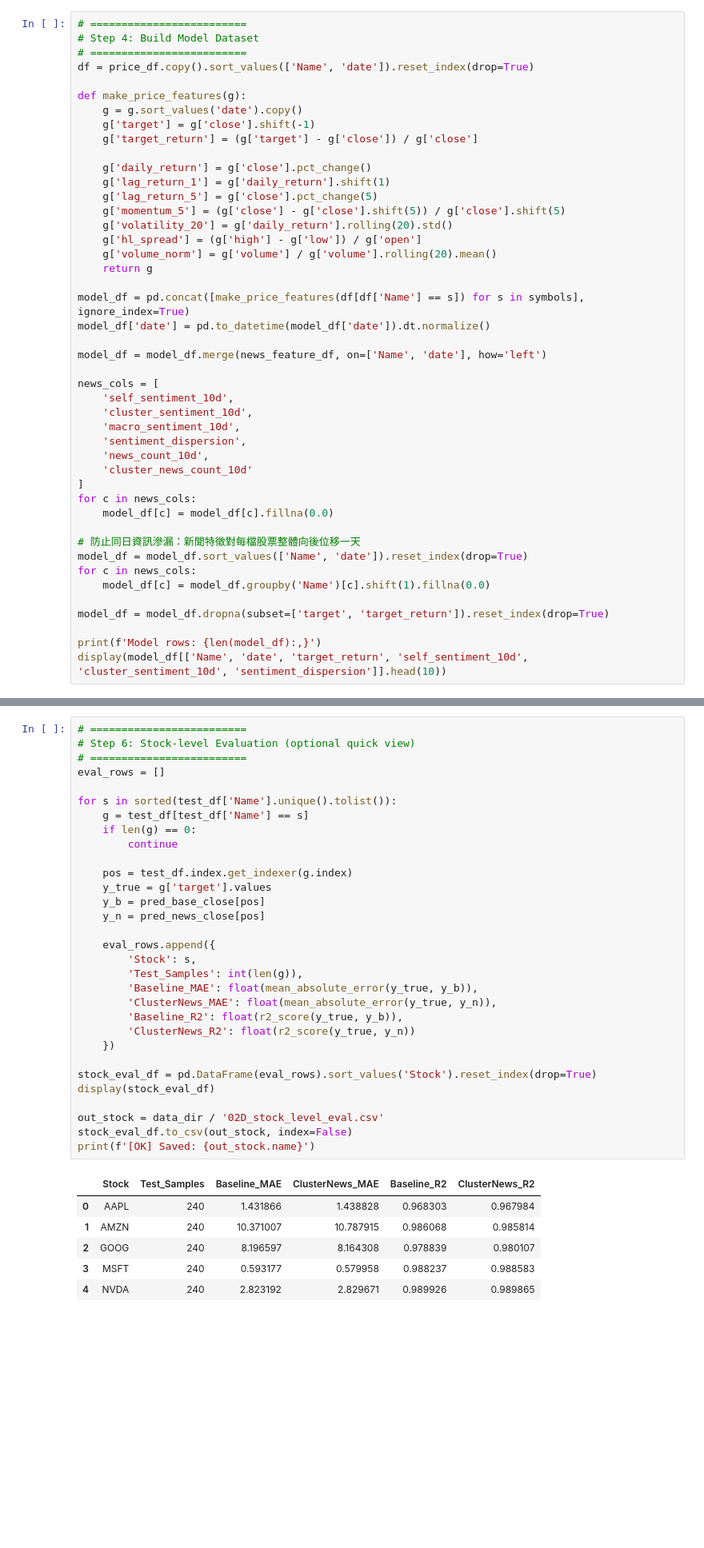
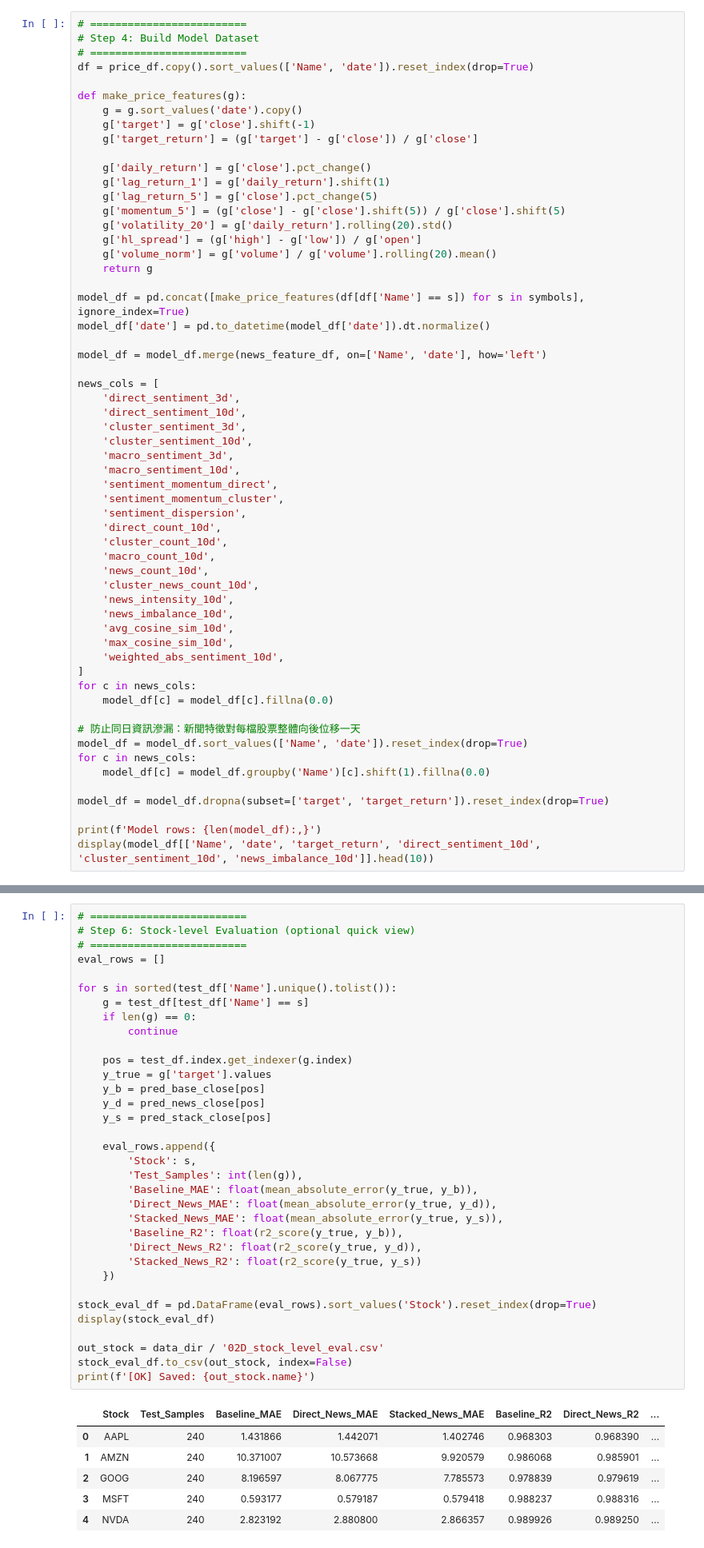
Before and after one commit to EnochCHIU-polyu/ML-in-Finance-Data-Project, a Jupyter notebook: project_folder/02_stock_price_regression/implementation/02D_Dynamic_Cluster_News_XGBoost.ipynb, the cells around one changed output, grey strips where cells are left out. Shown at 80% size. Cells and saved outputs as stored; diff of their text form; blank space fills up the shorter version.

Commit message:
better version of using cluster news

```diff
--- a/project_folder/02_stock_price_regression/implementation/02D_Dynamic_Cluster_News_XGBoost.ipynb
+++ b/project_folder/02_stock_price_regression/implementation/02D_Dynamic_Cluster_News_XGBoost.ipynb
@@ -601,12 +659,25 @@ model_df['date'] = pd.to_datetime(model_df['date']).dt.normalize()
 model_df = model_df.merge(news_feature_df, on=['Name', 'date'], how='left')
 
 news_cols = [
-    'self_sentiment_10d',
+    'direct_sentiment_3d',
+    'direct_sentiment_10d',
+    'cluster_sentiment_3d',
     'cluster_sentiment_10d',
+    'macro_sentiment_3d',
     'macro_sentiment_10d',
+    'sentiment_momentum_direct',
+    'sentiment_momentum_cluster',
     'sentiment_dispersion',
+    'direct_count_10d',
+    'cluster_count_10d',
+    'macro_count_10d',
     'news_count_10d',
-    'cluster_news_count_10d'
+    'cluster_news_count_10d',
+    'news_intensity_10d',
+    'news_imbalance_10d',
+    'avg_cosine_sim_10d',
+    'max_cosine_sim_10d',
+    'weighted_abs_sentiment_10d',
 ]
 for c in news_cols:
     model_df[c] = model_df[c].fillna(0.0)
@@ -619,6 +690,6 @@ for c in news_cols:
 model_df = model_df.dropna(subset=['target', 'target_return']).reset_index(drop=True)
 
 print(f'Model rows: {len(model_df):,}')
-display(model_df[['Name', 'date', 'target_return', 'self_sentiment_10d', 'cluster_sentiment_10d', 'sentiment_dispersion']].head(10))
+display(model_df[['Name', 'date', 'target_return', 'direct_sentiment_10d', 'cluster_sentiment_10d', 'news_imbalance_10d']].head(10))
 # %% [output]
 Model rows: 6,006
@@ -783,41 +928,44 @@ Train end: 2017-02-23 00:00:00 | Test start: 2017-02-24 00:00:00
 # %%
 # =========================
 # Step 6: Stock-level Evaluation (optional quick view)
 # =========================
 eval_rows = []
 
 for s in sorted(test_df['Name'].unique().tolist()):
     g = test_df[test_df['Name'] == s]
     if len(g) == 0:
         continue
 
     pos = test_df.index.get_indexer(g.index)
     y_true = g['target'].values
     y_b = pred_base_close[pos]
-    y_n = pred_news_close[pos]
+    y_d = pred_news_close[pos]
+    y_s = pred_stack_close[pos]
 
     eval_rows.append({
         'Stock': s,
         'Test_Samples': int(len(g)),
         'Baseline_MAE': float(mean_absolute_error(y_true, y_b)),
-        'ClusterNews_MAE': float(mean_absolute_error(y_true, y_n)),
+        'Direct_News_MAE': float(mean_absolute_error(y_true, y_d)),
+        'Stacked_News_MAE': float(mean_absolute_error(y_true, y_s)),
         'Baseline_R2': float(r2_score(y_true, y_b)),
-        'ClusterNews_R2': float(r2_score(y_true, y_n))
+        'Direct_News_R2': float(r2_score(y_true, y_d)),
+        'Stacked_News_R2': float(r2_score(y_true, y_s))
     })
 
 stock_eval_df = pd.DataFrame(eval_rows).sort_values('Stock').reset_index(drop=True)
 display(stock_eval_df)
 
 out_stock = data_dir / '02D_stock_level_eval.csv'
 stock_eval_df.to_csv(out_stock, index=False)
 print(f'[OK] Saved: {out_stock.name}')
 # %% [output]
-|  | Stock | Test_Samples | Baseline_MAE | ClusterNews_MAE | Baseline_R2 | ClusterNews_R2 |
-| 0 | AAPL | 240 | 1.431866 | 1.438828 | 0.968303 | 0.967984 |
-| 1 | AMZN | 240 | 10.371007 | 10.787915 | 0.986068 | 0.985814 |
-| 2 | GOOG | 240 | 8.196597 | 8.164308 | 0.978839 | 0.980107 |
-| 3 | MSFT | 240 | 0.593177 | 0.579958 | 0.988237 | 0.988583 |
-| 4 | NVDA | 240 | 2.823192 | 2.829671 | 0.989926 | 0.989865 |
+|  | Stock | Test_Samples | Baseline_MAE | Direct_News_MAE | Stacked_News_MAE | Baseline_R2 | Direct_News_R2 | ... |
+| 0 | AAPL | 240 | 1.431866 | 1.442071 | 1.402746 | 0.968303 | 0.968390 | ... |
+| 1 | AMZN | 240 | 10.371007 | 10.573668 | 9.920579 | 0.986068 | 0.985901 | ... |
+| 2 | GOOG | 240 | 8.196597 | 8.067775 | 7.785573 | 0.978839 | 0.979619 | ... |
+| 3 | MSFT | 240 | 0.593177 | 0.579187 | 0.579418 | 0.988237 | 0.988316 | ... |
+| 4 | NVDA | 240 | 2.823192 | 2.880800 | 2.866357 | 0.989926 | 0.989250 | ... |
 [OK] Saved: 02D_stock_level_eval.csv
 # %% [markdown]
 ## 下一步建議
```
Also changed, not shown: parts of 6 cells of this notebook, 5 other files.
